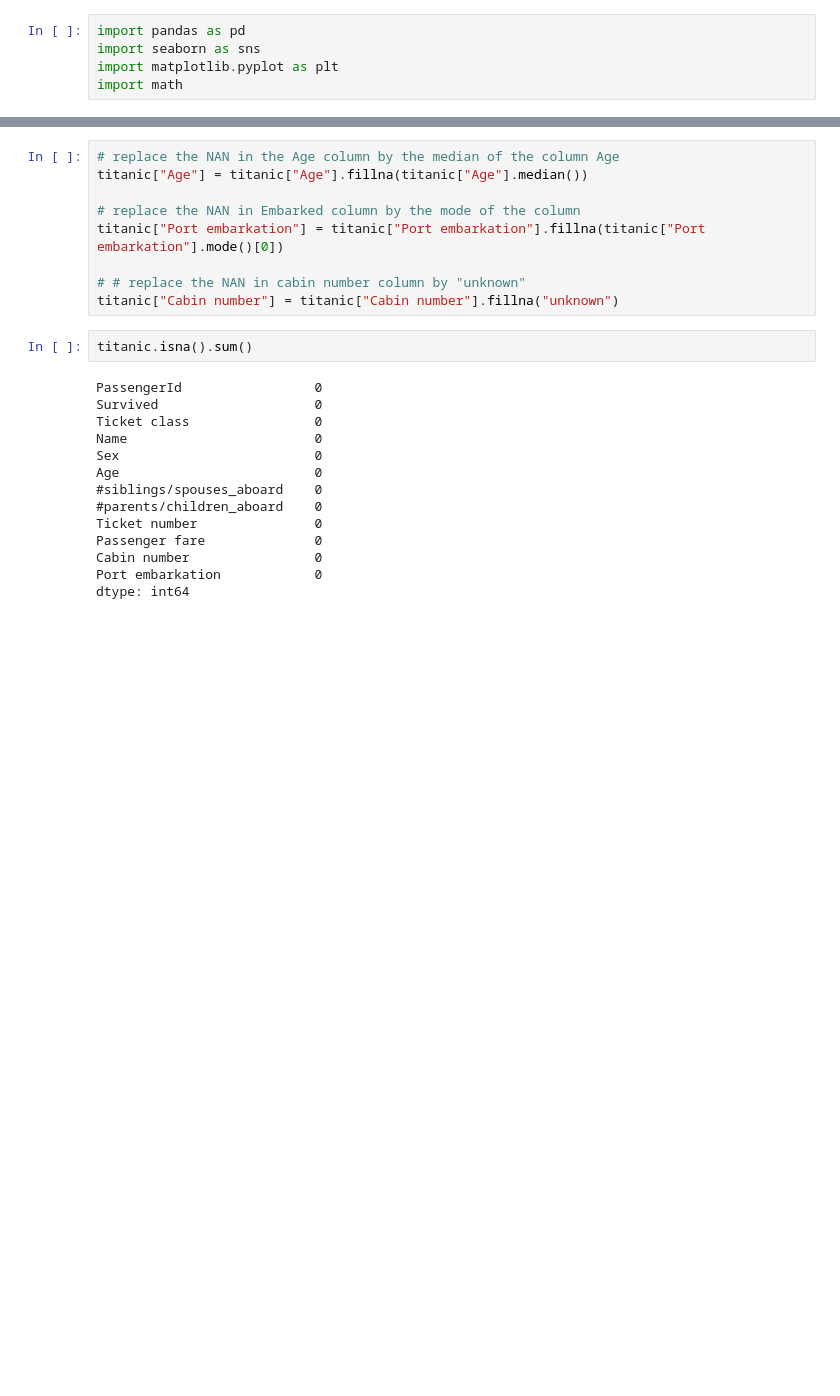
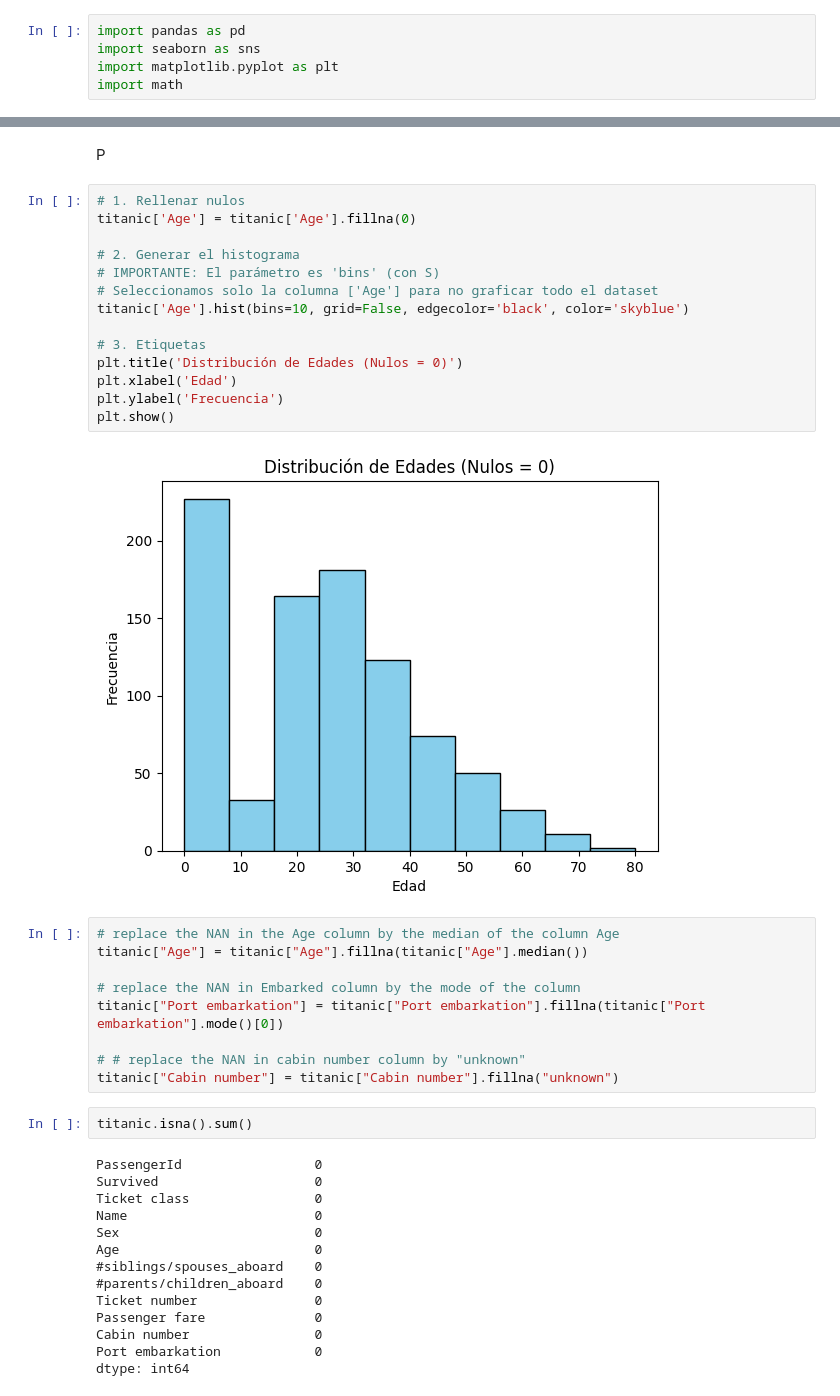
Before and after one commit to SaraMR9/Maestria---Fundamentos-en-ciencia-de-datos, a Jupyter notebook: titanic.ipynb, the cells around one changed output, grey strips where cells are left out. Cells and saved outputs as stored; diff of their text form; blank space fills up the shorter version.

```diff
--- a/titanic.ipynb
+++ b/titanic.ipynb
@@ -88,3 +165,21 @@ Index(['PassengerId', 'Survived', 'Ticket class', 'Name', 'Sex', 'Age',
+# %% [markdown]
+P
+# %%
+# 1. Rellenar nulos
+titanic['Age'] = titanic['Age'].fillna(0)
+
+# 2. Generar el histograma
+# IMPORTANTE: El parámetro es 'bins' (con S)
+# Seleccionamos solo la columna ['Age'] para no graficar todo el dataset
+titanic['Age'].hist(bins=10, grid=False, edgecolor='black', color='skyblue')
+
+# 3. Etiquetas
+plt.title('Distribución de Edades (Nulos = 0)')
+plt.xlabel('Edad')
+plt.ylabel('Frecuencia')
+plt.show()
+# %% [output]
+[figure, added]
 # %%
 # replace the NAN in the Age column by the median of the column Age
 titanic["Age"] = titanic["Age"].fillna(titanic["Age"].median())
```
Also changed, not shown: parts of 16 cells of this notebook.
